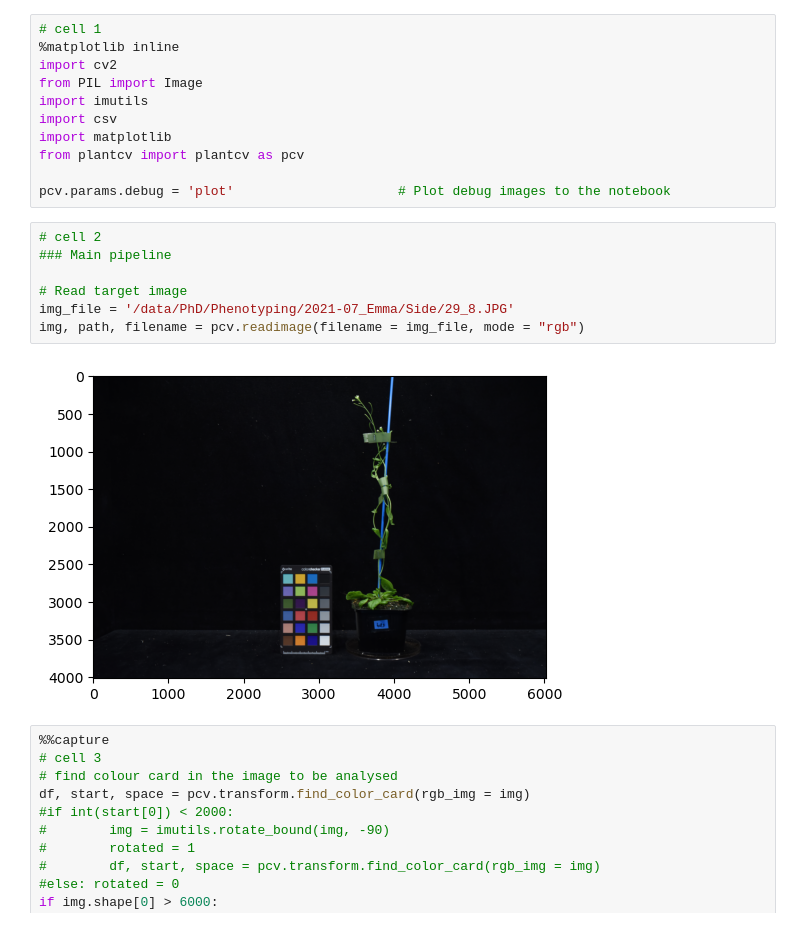
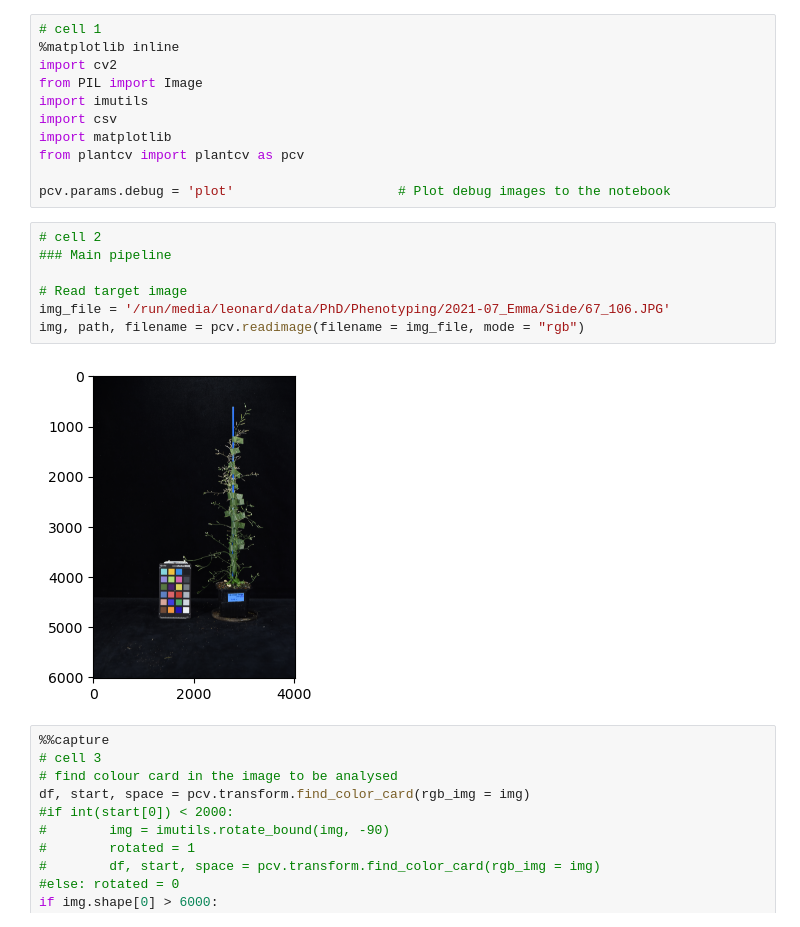
Before and after one commit to leonardblaschek/plantcv, a Jupyter notebook: plantcv_vis.ipynb, the cells around one changed output. Cells and saved outputs as stored; diff of their text form.

Commit message:
run Emma's analysis

```diff
--- a/plantcv_vis.ipynb
+++ b/plantcv_vis.ipynb
@@ -12,12 +12,12 @@ pcv.params.debug = 'plot'                     # Plot debug images to the noteboo
 # %%
 # cell 2
 ### Main pipeline
 
 # Read target image
-img_file = '/data/PhD/Phenotyping/2021-07_Emma/Side/29_8.JPG'
+img_file = '/run/media/leonard/data/PhD/Phenotyping/2021-07_Emma/Side/67_106.JPG'
 img, path, filename = pcv.readimage(filename = img_file, mode = "rgb")
 # %% [output]
-[figure, old version]
+[figure, new version]
 # %%
 %%capture
 # cell 3
```
Also changed, not shown: parts of 9 cells of this notebook, 2 other files.
